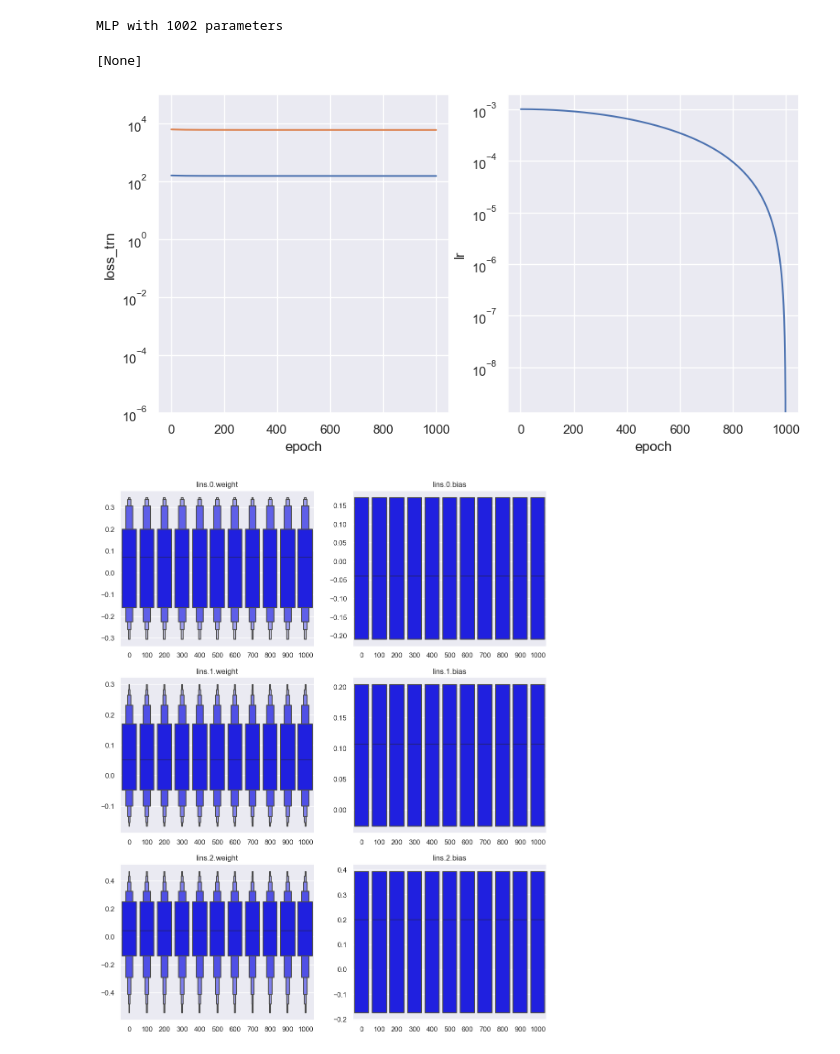
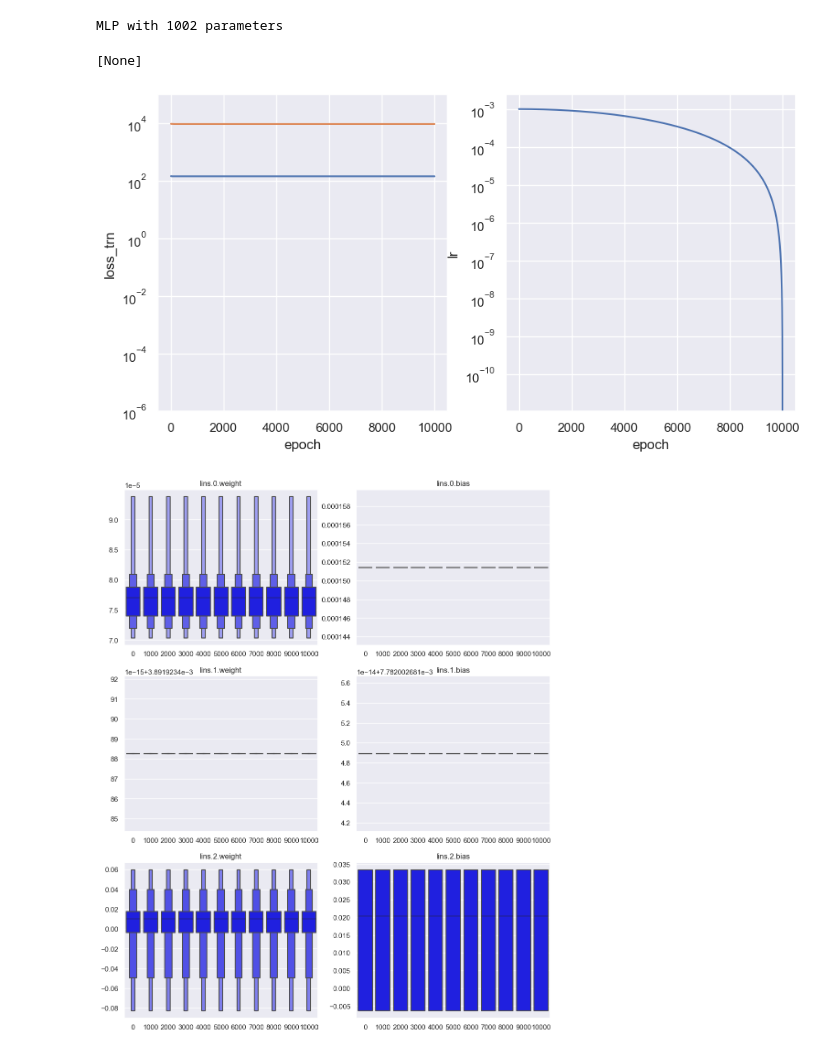
Before and after one commit to sprmsv/POD-NN, a Jupyter notebook: experiments.ipynb, the cells around one changed output. Saved outputs shown, nothing was run; the diff lists cells and outputs as text; code cells hidden in the pictures.

```diff
--- a/experiments.ipynb
+++ b/experiments.ipynb
@@ -69,7 +69,7 @@ f = [
 
 solver = HelmholtzImpedance(
     f=None,
-    k=(8. * (np.pi / 2)),
+    k=(4. * np.pi),
     a=-1.,
     b=+1.,
     ga=10.,
@@ -141,7 +141,7 @@ axs[1].set(title='validation', xlabel='$i$')
 # %% [markdown]
 # Train a model
 # %%
-epochs = 1000
+epochs = 10000
 lr = 1e-03
 report = 1000
 bsz = None
@@ -172,7 +172,7 @@ model = MLP(
     dtype=torch.float64,
 )
 criterion = torch.nn.MSELoss()
-optimizer = torch.optim.SGD(params=model.parameters(), lr=lr, momentum=.9, weight_decay=0)
+optimizer = torch.optim.SGD(params=model.parameters(), lr=lr, momentum=.9, weight_decay=5)
 scheduler = torch.optim.lr_scheduler.CosineAnnealingLR(optimizer, eta_min=0, T_max=epochs)
 
 # Train the model
@@ -206,7 +206,7 @@ sns.lineplot(stats, x='epoch', y='lr', ax=axs[1])
 axs[1].set(yscale='log')
 # %% [output]
 [None]
-[figure, old version]
+[figure, new version]
 # %%
 params_ = {}
 grads_ = {}
@@ -231,25 +231,25 @@ grads = {name: pd.DataFrame(grads_[name]) for name in grads_.keys()}
 # %%
 ncols = 2
 nrows = (len(params) + 1) // ncols
 fig, axs = plt.subplots(
     ncols=ncols,
     nrows=nrows,
     figsize=(12, 5 * nrows)
 )
 axs = axs.flatten()
 
 for idx, (name, df) in enumerate(params.items()):
     sns.boxenplot(
-        data=df[(df['epoch'] % 100 == 0)],
+        data=df[(df['epoch'] % 1000 == 0)],
         x='epoch', y='val',
         color='blue',
         showfliers=False,
         ax=axs[idx],
     )
 
     axs[idx].set(ylabel='', xlabel='', title=name)
 # %% [output]
-[figure, old version]
+[figure, new version]
 # %%
 ncols = 2
 nrows = (len(grads) + 1) // ncols
```
Also changed, not shown: parts of 6 cells of this notebook, 1 other file.
